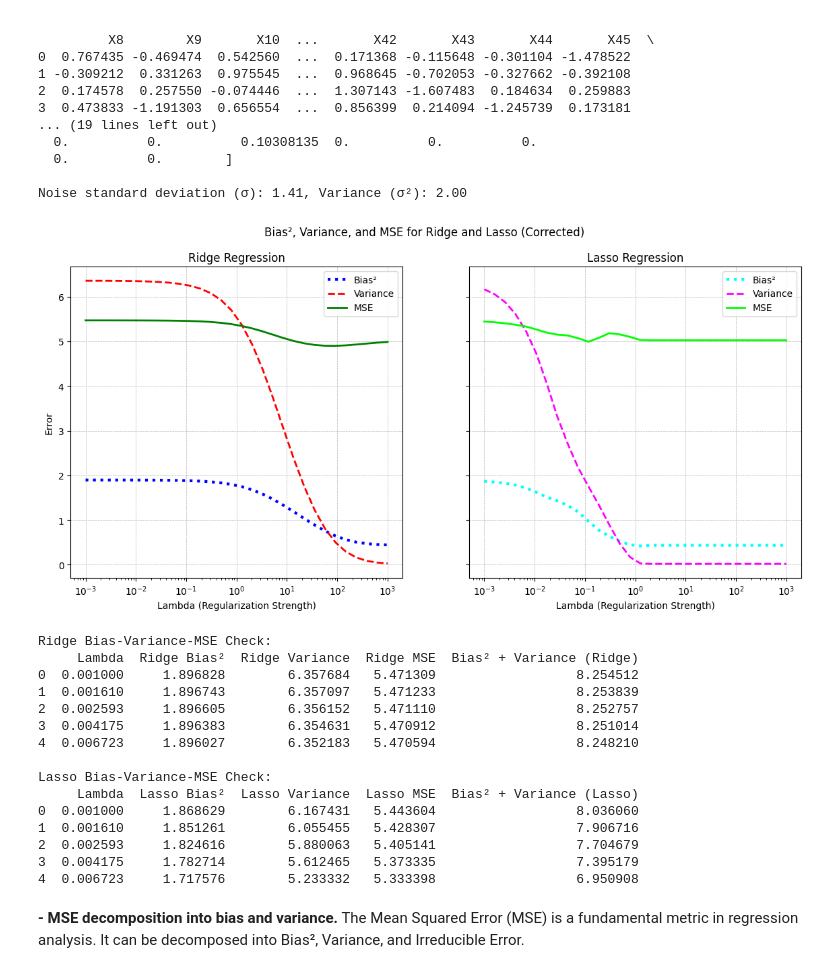
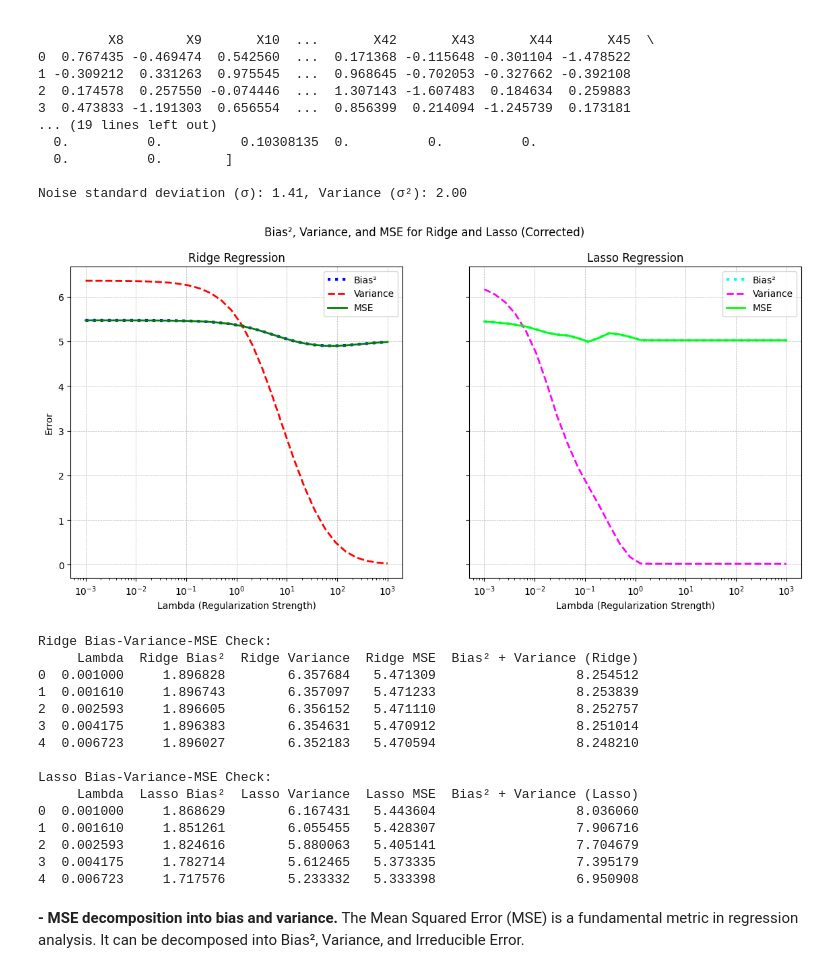
Before and after one commit to glorivaas/Machine_Learning25, a Jupyter notebook: Lab4.ipynb, the cells around one changed output. Saved outputs shown, nothing was run; the diff lists cells and outputs as text; code cells hidden in the pictures.

```diff
--- a/Lab4.ipynb
+++ b/Lab4.ipynb
@@ -70,24 +59,26 @@ print(f"\nNoise standard deviation (σ): {sigma:.2f}, Variance (σ²): {sigma_sq
 Noise standard deviation (σ): 1.41, Variance (σ²): 2.00
 # %%
 import numpy as np
-import pandas as pd
 import matplotlib.pyplot as plt
 from sklearn.linear_model import Ridge, Lasso
 from sklearn.model_selection import KFold
 from sklearn.metrics import mean_squared_error
 
-# Define lambda (alpha) values to test
-lambda_values = np.logspace(-3, 3, 30)  # Range from 0.001 to 1000
+# Set random seed
+np.random.seed(42)
+
+# Define a range of lambda (alpha) values to test
+lambda_values = np.logspace(-3, 3, 30)  # From 0.001 to 1000
 
 # Prepare lists for Bias², Variance, and MSE
 ridge_bias2, ridge_variance, ridge_mse = [], [], []
 lasso_bias2, lasso_variance, lasso_mse = [], [], []
 
-# Perform K-fold cross-validation
+# K-Fold cross-validation setup
 kf = KFold(n_splits=5, shuffle=True, random_state=42)
 
 for alpha in lambda_values:
-    ridge_preds, lasso_preds = [], []
+    ridge_fold_preds, lasso_fold_preds = [], []
 
     for train_index, test_index in kf.split(X):
         X_train, X_test = X[train_index], X[test_index]
@@ -97,46 +88,33 @@ for alpha in lambda_values:
         ridge_model = Ridge(alpha=alpha).fit(X_train, y_train)
         lasso_model = Lasso(alpha=alpha, max_iter=10000).fit(X_train, y_train)
 
-        # Predict on test set
-        ridge_preds.append(ridge_model.predict(X_test))
-        lasso_preds.append(lasso_model.predict(X_test))
+        # Save predictions
+        ridge_fold_preds.append(ridge_model.predict(X_test))
+        lasso_fold_preds.append(lasso_model.predict(X_test))
 
-    # Convert predictions to numpy arrays
-    ridge_preds = np.array(ridge_preds)
-    lasso_preds = np.array(lasso_preds)
+    # Convert predictions to arrays
+    ridge_preds = np.array(ridge_fold_preds)  # shape (folds, test_samples)
+    lasso_preds = np.array(lasso_fold_preds)
 
-    # Compute expected predictions over folds
+    # Mean prediction over folds (expected value)
     ridge_mean_preds = np.mean(ridge_preds, axis=0)
     lasso_mean_preds = np.mean(lasso_preds, axis=0)
 
-    # Correct Bias² calculation (compare to mean of y_test, not y_test itself)
-    ridge_bias2.append(np.mean((ridge_mean_preds - np.mean(y_test)) ** 2))
-    lasso_bias2.append(np.mean((lasso_mean_preds - np.mean(y_test)) ** 2))
+    # True y (from last test set)
+    y_test = y[test_index]
 
-    # Compute Variance correctly (spread of predictions across folds)
+    # Bias²: squared difference between expected prediction and true value
+    ridge_bias2.append(np.mean((ridge_mean_preds - y_test) ** 2))
+    lasso_bias2.append(np.mean((lasso_mean_preds - y_test) ** 2))
+
+    # Variance: variability in predictions across folds
     ridge_variance.append(np.mean(np.var(ridge_preds, axis=0, ddof=1)))
     lasso_variance.append(np.mean(np.var(lasso_preds, axis=0, ddof=1)))
 
-    # Compute MSE normally
+    # MSE: total prediction error on the mean prediction
     ridge_mse.append(mean_squared_error(y_test, ridge_mean_preds))
     lasso_mse.append(mean_squared_error(y_test, lasso_mean_preds))
 
-# Verify corrected Bias², Variance, and MSE
-ridge_data = pd.DataFrame({
-    "Lambda": lambda_values,
-    "Ridge Bias²": ridge_bias2,
-    "Ridge Variance": ridge_variance,
-    "Ridge MSE": ridge_mse,
-    "Bias² + Variance (Ridge)": np.array(ridge_bias2) + np.array(ridge_variance)
-})
-
-lasso_data = pd.DataFrame({
-    "Lambda": lambda_values,
-    "Lasso Bias²": lasso_bias2,
-    "Lasso Variance": lasso_variance,
-    "Lasso MSE": lasso_mse,
-    "Bias² + Variance (Lasso)": np.array(lasso_bias2) + np.array(lasso_variance)
-})
 
 # Plot Bias², Variance, and MSE for Ridge and Lasso with corrected values
 fig, axes = plt.subplots(1, 2, figsize=(14, 6), sharey=True)
@@ -145,34 +123,34 @@ fig, axes = plt.subplots(1, 2, figsize=(14, 6), sharey=True)
 axes[0].plot(lambda_values, ridge_bias2, label="Bias²", linestyle="dotted", color="blue", linewidth=3)
 axes[0].plot(lambda_values, ridge_variance, label="Variance", linestyle="dashed", color="red", linewidth=2)
 axes[0].plot(lambda_values, ridge_mse, label="MSE", linestyle="-", color="green", linewidth=2)
 axes[0].set_xscale("log")
 axes[0].set_xlabel("Lambda (Regularization Strength)")
 axes[0].set_ylabel("Error")
 axes[0].set_title("Ridge Regression")
 axes[0].legend()
 axes[0].grid(True, linestyle="--", linewidth=0.5)
 
 # Lasso Regression Plot
 axes[1].plot(lambda_values, lasso_bias2, label="Bias²", linestyle="dotted", color="cyan", linewidth=3)
 axes[1].plot(lambda_values, lasso_variance, label="Variance", linestyle="dashed", color="magenta", linewidth=2)
 axes[1].plot(lambda_values, lasso_mse, label="MSE", linestyle="-", color="lime", linewidth=2)
 axes[1].set_xscale("log")
 axes[1].set_xlabel("Lambda (Regularization Strength)")
 axes[1].set_title("Lasso Regression")
 axes[1].legend()
 axes[1].grid(True, linestyle="--", linewidth=0.5)
 
 plt.suptitle("Bias², Variance, and MSE for Ridge and Lasso (Corrected)")
 plt.show()
 
 # Print results for verification
 print("\nRidge Bias-Variance-MSE Check:")
 print(ridge_data.head())
 
 print("\nLasso Bias-Variance-MSE Check:")
 print(lasso_data.head())
 # %% [output]
-[figure, old version]
+[figure, new version]
 Ridge Bias-Variance-MSE Check:
      Lambda  Ridge Bias²  Ridge Variance  Ridge MSE  Bias² + Variance (Ridge)
 0  0.001000     1.896828        6.357684   5.471309                  8.254512
```
Also changed, not shown: parts of 1 cell of this notebook.
